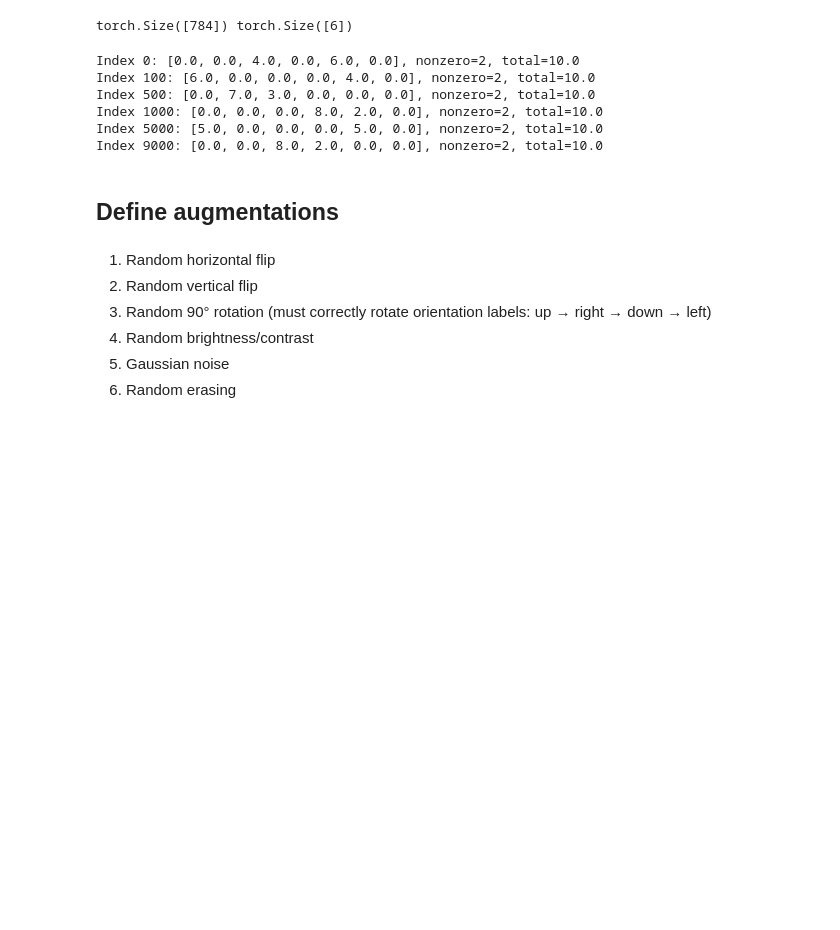
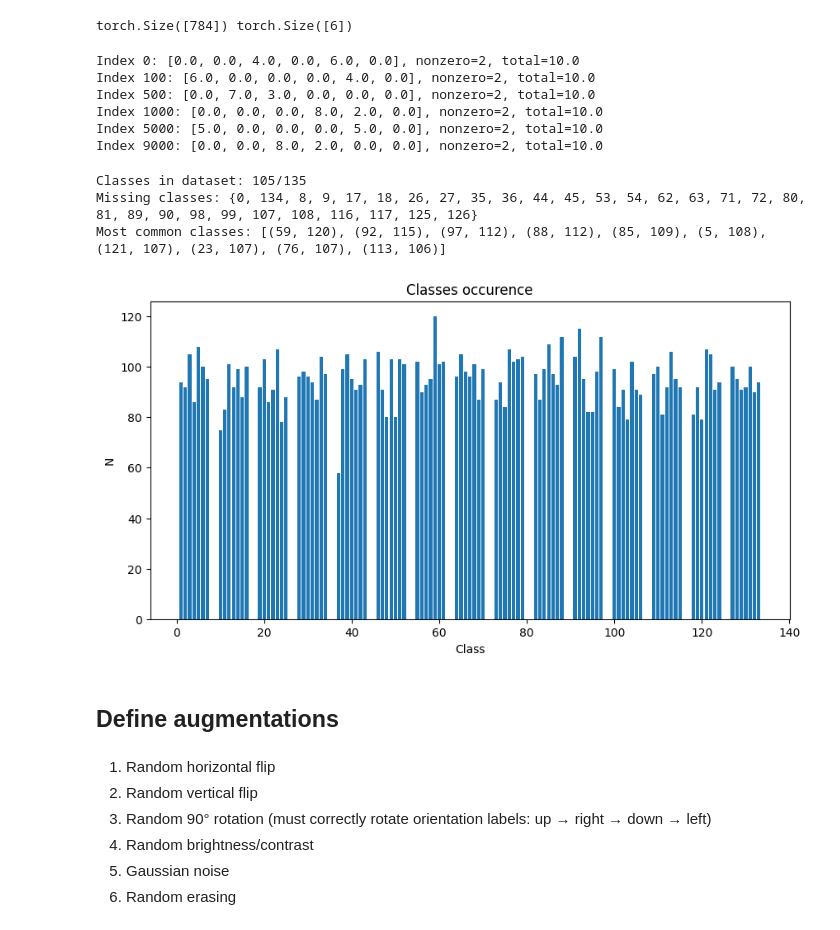
Before and after one commit to quantumFeline/dnn-hw-1, a Jupyter notebook: DNN_HW1.ipynb, the cells around one changed output. Saved outputs shown, nothing was run; the diff lists cells and outputs as text; code cells hidden in the pictures; blank space fills up the shorter version.

```diff
--- a/DNN_HW1.ipynb
+++ b/DNN_HW1.ipynb
@@ -306,6 +367,31 @@ Index 500: [0.0, 7.0, 3.0, 0.0, 0.0, 0.0], nonzero=2, total=10.0
 Index 1000: [0.0, 0.0, 0.0, 8.0, 2.0, 0.0], nonzero=2, total=10.0
 Index 5000: [5.0, 0.0, 0.0, 0.0, 5.0, 0.0], nonzero=2, total=10.0
 Index 9000: [0.0, 0.0, 8.0, 2.0, 0.0, 0.0], nonzero=2, total=10.0
+# %%
+# Check if all 135 classes exist
+from collections import Counter
+
+class_counts = Counter()
+for labels in dataset.y:
+    class_idx = shapes_to_output_class(labels.unsqueeze(0)).item()
+    class_counts[class_idx] += 1
+
+print(f"Classes in dataset: {len(class_counts)}/135")
+print(f"Missing classes: {set(range(135)) - set(class_counts.keys())}")
+print(f"Most common classes: {class_counts.most_common(10)}")
+# %% [output]
+Classes in dataset: 105/135
+Missing classes: {0, 134, 8, 9, 17, 18, 26, 27, 35, 36, 44, 45, 53, 54, 62, 63, 71, 72, 80, 81, 89, 90, 98, 99, 107, 108, 116, 117, 125, 126}
+Most common classes: [(59, 120), (92, 115), (97, 112), (88, 112), (85, 109), (5, 108), (121, 107), (23, 107), (76, 107), (113, 106)]
+# %%
+plt.figure(figsize=(10, 5))
+plt.bar(class_counts.keys(), class_counts.values())
+plt.title('Classes occurence')
+plt.xlabel('Class')
+plt.ylabel('N')
+plt.show()
+# %% [output]
+[figure, added]
 # %% [markdown]
 Define augmentations
 -----
```
Also changed, not shown: parts of 45 cells of this notebook.
